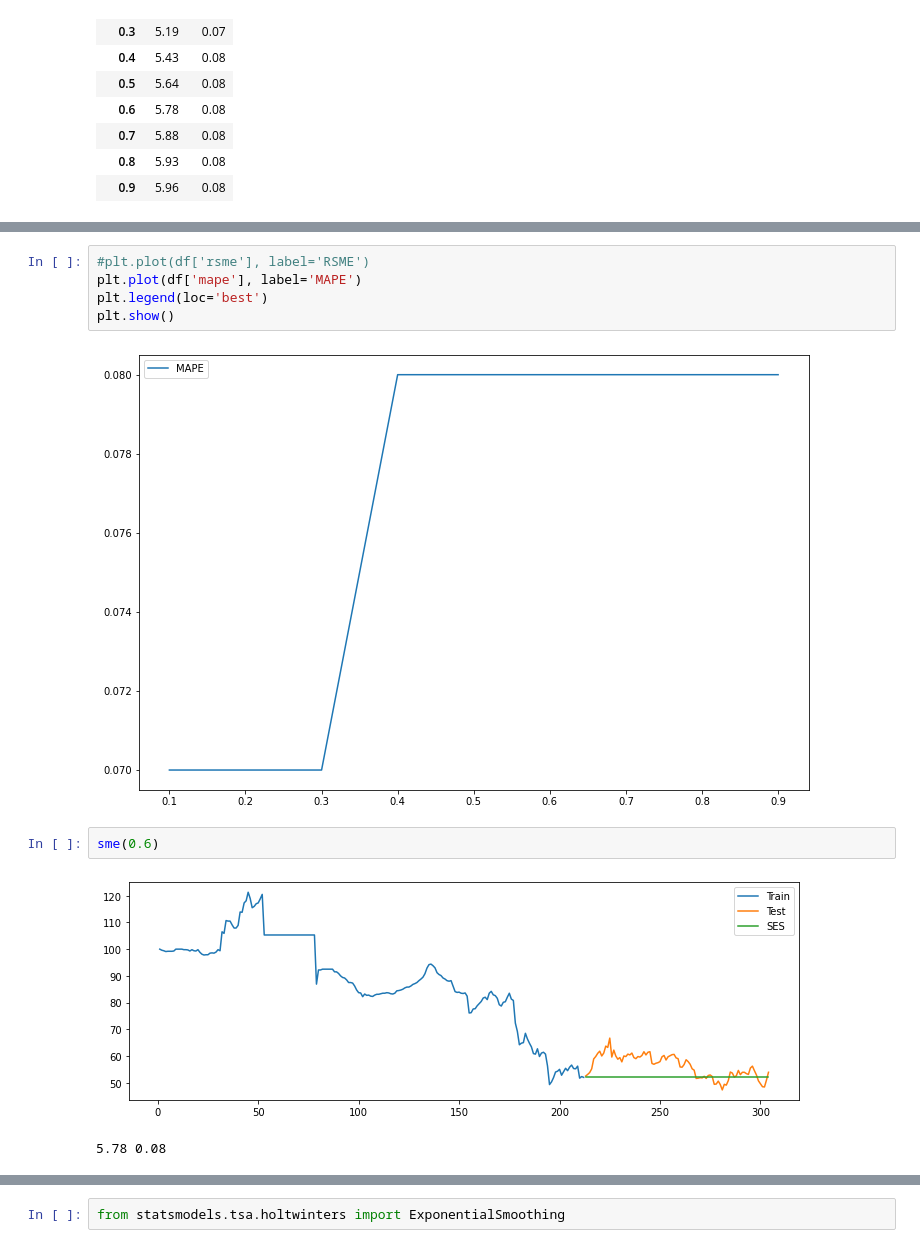
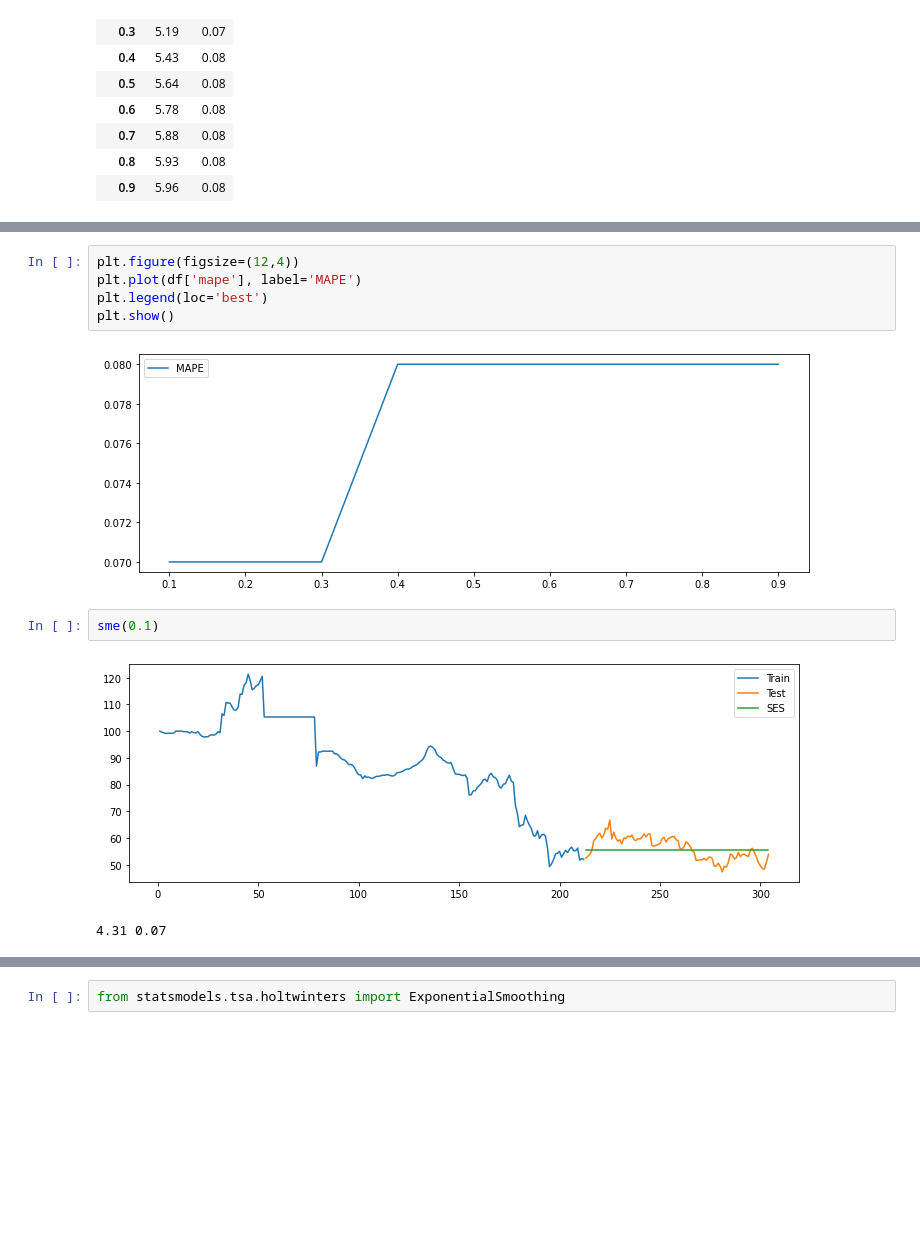
Before and after one commit to Prashik28/techeenomad_dataScience, a Jupyter notebook: Time Series/Airline Passenger .ipynb, the cells around one changed output, grey strips where cells are left out. Drawn from its saved outputs; the diff is of its cells as text; blank space fills up the shorter version.

```diff
--- a/Time Series/Airline Passenger .ipynb
+++ b/Time Series/Airline Passenger .ipynb
@@ -621,15 +592,15 @@ plt.show()
 # %%
-#plt.plot(df['rsme'], label='RSME')
+plt.figure(figsize=(12,4))
 plt.plot(df['mape'], label='MAPE')
 plt.legend(loc='best')
 plt.show()
 # %% [output]
-[figure, old version]
+[figure, new version]
 # %%
-sme(0.6)
+sme(0.1)
 # %% [output]
-[figure, old version]
+[figure, new version]
-5.78 0.08
+4.31 0.07
 # %%
 train.head()
 # %% [output]
```
Also changed, not shown: parts of 51 cells of this notebook.
